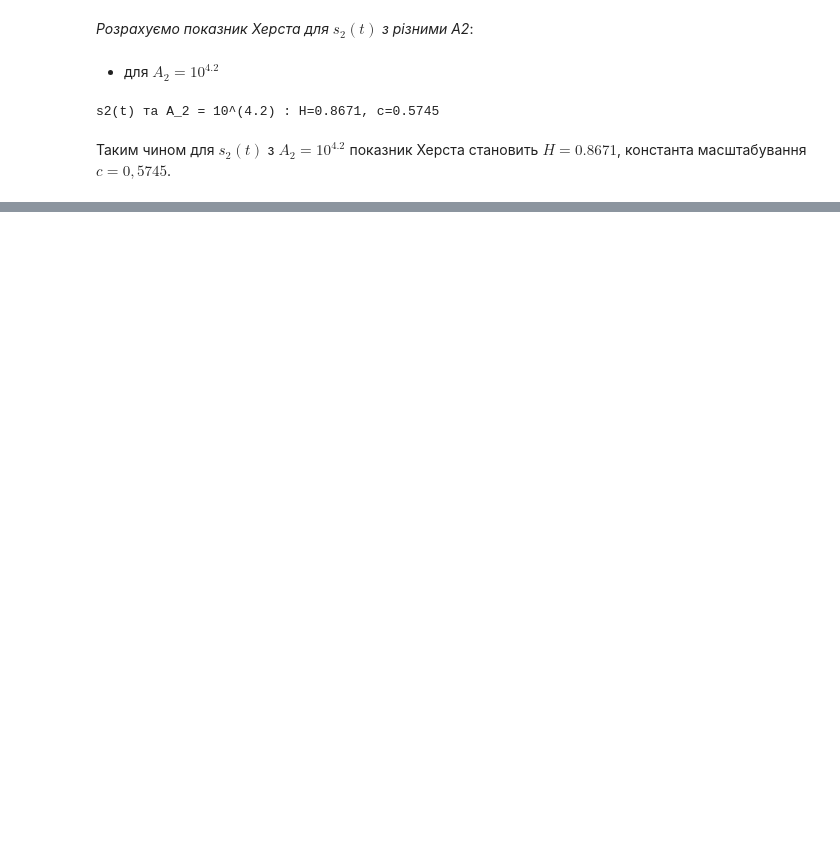
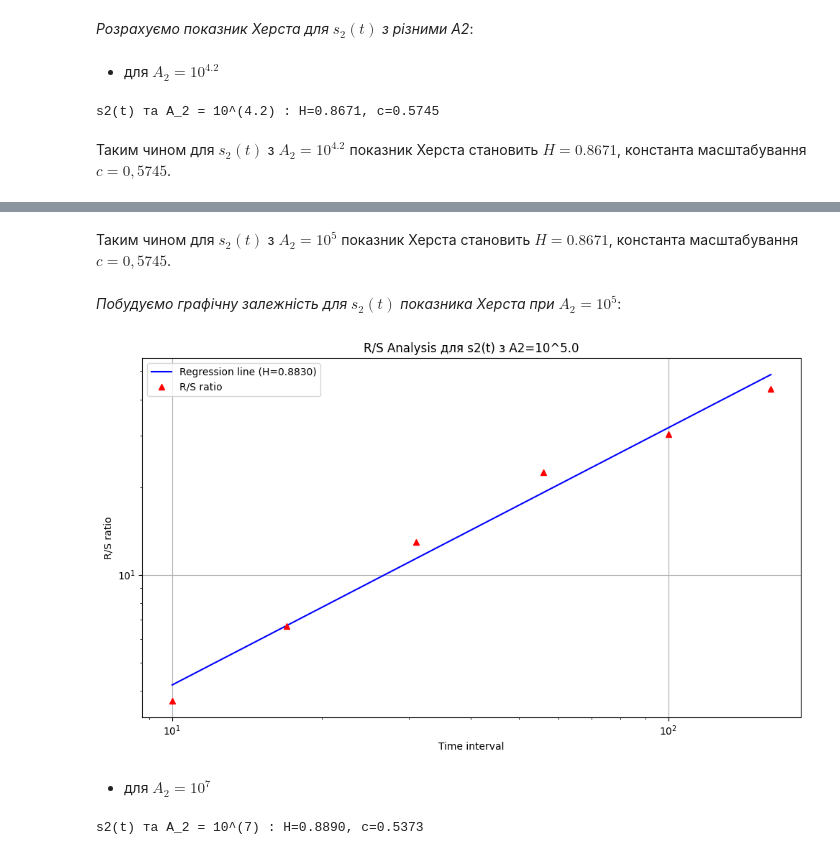
Before and after one commit to SerhiiMiroshnychenko/ScientificCalculations, a Jupyter notebook: Hurst/Hurst-analysis.ipynb, the cells around one changed output, grey strips where cells are left out. Drawn from its saved outputs; the diff is of its cells as text; code cells hidden in the pictures; blank space fills up the shorter version.

```diff
--- a/Hurst/Hurst-analysis.ipynb
+++ b/Hurst/Hurst-analysis.ipynb
@@ -182,0 +205,24 @@ s2(t) та A_2 = 10^(4.2) : H=0.8671, c=0.5745
+# %% [markdown]
+Таким чином для $s_2(t)$ з $A_2 = 10^{5}$ показник Херста становить $H=0.8671$, константа масштабування $c=0,5745$.
+# %% [markdown]
+*Побудуємо графічну залежність для $s_2(t)$ показника Херста при $A_2 = 10^{5}$*:
+# %%
+plt.figure(figsize=(10, 6))
+plt.loglog(data[0], c*data[0]**H, 'b-', label=f'Regression line (H={H:.4f})')
+plt.loglog(data[0], data[1], 'r^', label='R/S ratio')
+plt.title(f'R/S Analysis для s2(t) з A2=10^{np.log10(A2_values[1]):.1f}')
+plt.xlabel('Time interval')
+plt.ylabel('R/S ratio')
+plt.legend()
+plt.grid(True)
+plt.tight_layout()
+plt.show()
+# %% [output]
+[figure, added]
+# %% [markdown]
+* для $A_2 = 10^{7}$
+# %%
+H, c, data = calculate_hurst(s2_values[2])
+print(f"s2(t) та A_2 = 10^(7) : H={H:.4f}, c={c:.4f}")
+# %% [output]
+s2(t) та A_2 = 10^(7) : H=0.8890, c=0.5373
```
Also changed, not shown: parts of 8 cells of this notebook.
